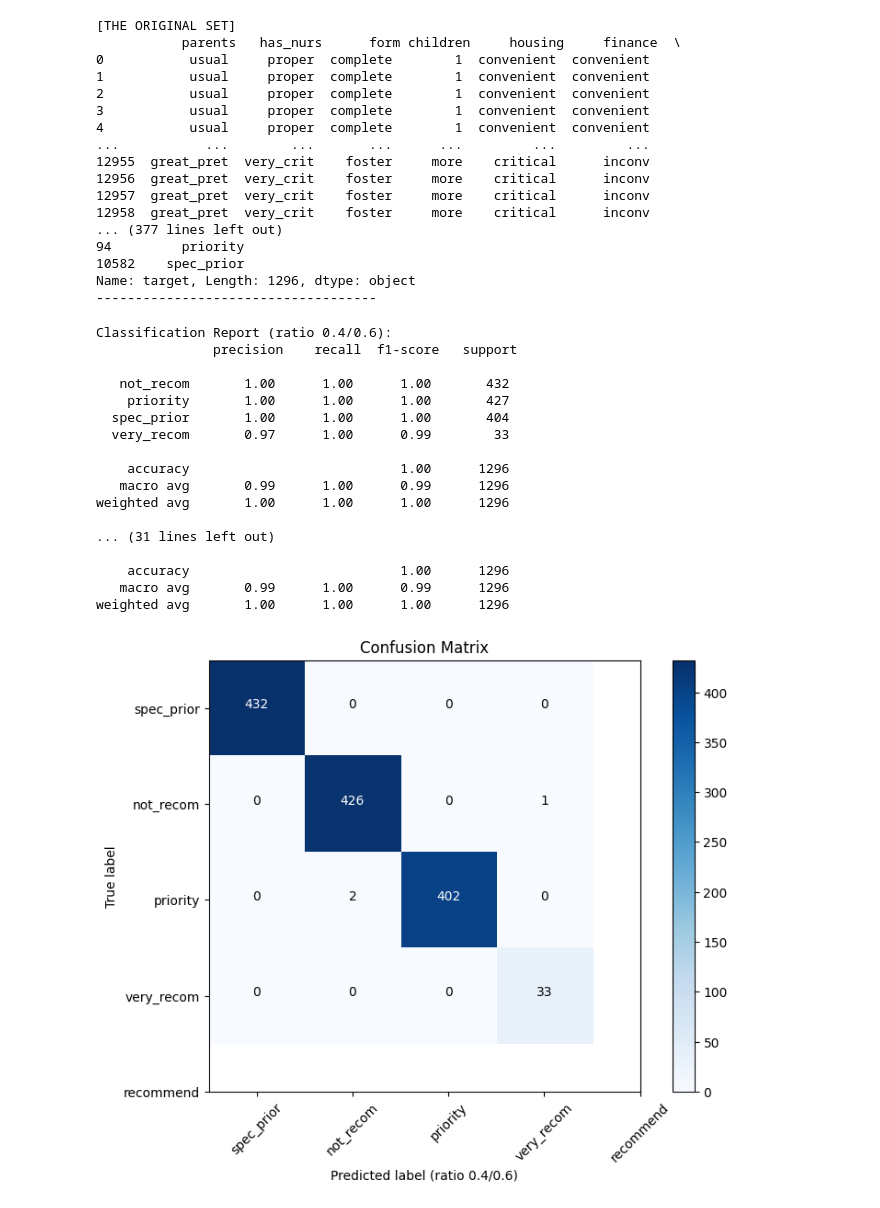
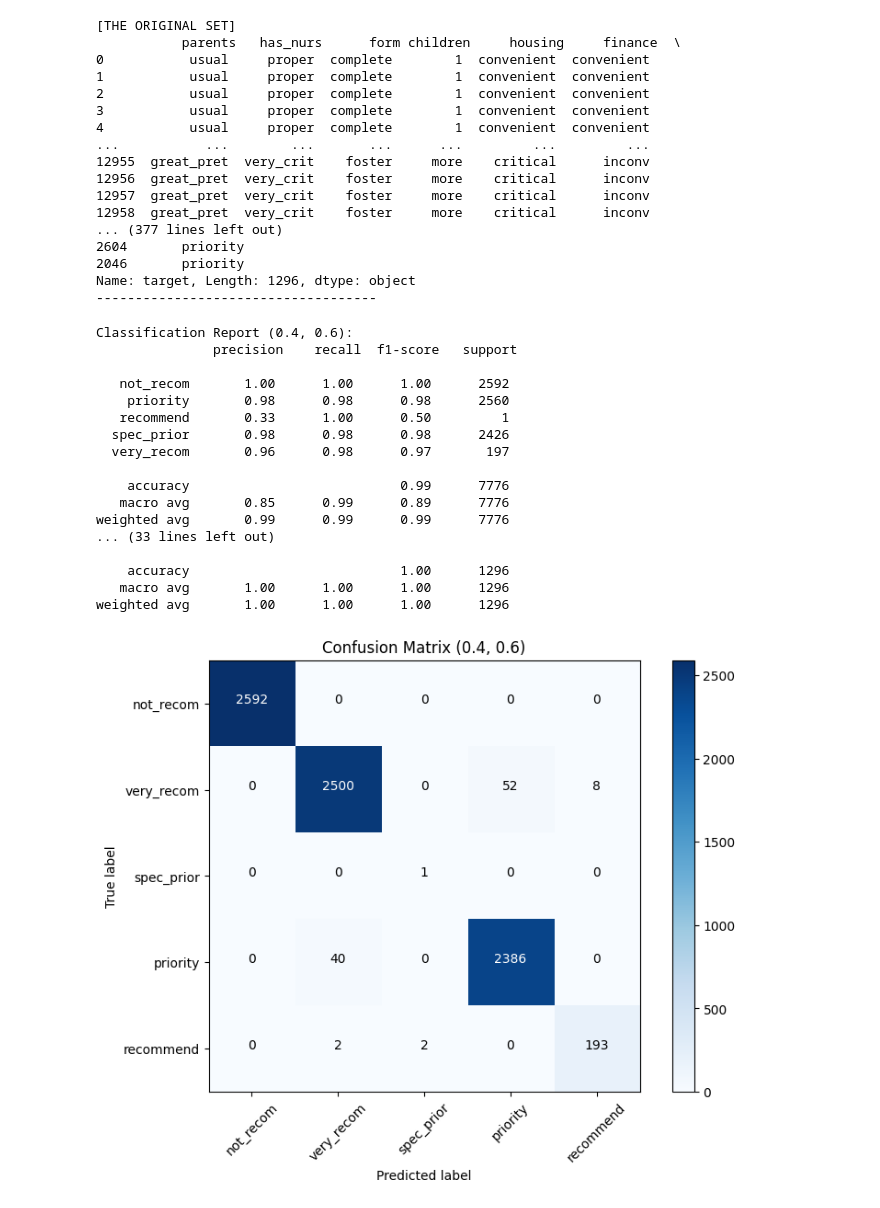
Before and after one commit to BAoD1nH/AI_Lab2_Decision-Tree_HCMUS, a Jupyter notebook: decisionTree.ipynb, the cells around one changed output. Drawn from its saved outputs; the diff is of its cells as text; code cells hidden in the pictures.

```diff
--- a/decisionTree.ipynb
+++ b/decisionTree.ipynb
@@ -17,24 +17,24 @@ print("------------------------------------\n")
 ratioList = [(0.4, 0.6), (0.6, 0.4), (0.8, 0.2), (0.9, 0.1)]
 
 # List to store train/test splits
-data_splits = []
+dataList = []
 
 #Spliting data
 for ratio in ratioList:
     # Splitting data
     X_train, X_test, y_train, y_test = train_test_split(data.drop('target', axis=1), data['target'],
                                                         train_size=ratio[0], test_size=ratio[1],
-                                                        shuffle=True, random_state=50, stratify=data['target'])
+                                                        shuffle=True, stratify=data['target'])
 
     # Store the splits in a dictionary
-    split = {
+    subset = {
         'X_train': X_train,
         'X_test': X_test,
         'y_train': y_train,
         'y_test': y_test
     }
 
-    data_splits.append(split)
+    dataList.append(subset)
     print("RATIO TRAIN/TEST: ", ratio)
     print("[Feature_train]\n",X_train)
     print("------------------------------------\n")
@@ -58,8 +58,8 @@ for ratio in ratioList:
 12957  great_pret  very_crit    foster     more    critical      inconv
 12958  great_pret  very_crit    foster     more    critical      inconv
 ... (377 lines left out)
-94         priority
-10582    spec_prior
+2604       priority
+2046       priority
 Name: target, Length: 1296, dtype: object
 ------------------------------------
 # %%
@@ -97,54 +90,57 @@ for ratio in ratioList:
 # Step 3: Evaluating the decision tree classifiers
 import matplotlib.pyplot as plt
 from sklearn.metrics import classification_report, confusion_matrix
 
-for ratio in ratioList:
+for subset, ratio in zip(dataList, ratioList):
+    treeClassifier = treeClassifierList[ratio]
     # Predict on the test set
-    y_pred = treeClassifier.predict(X_test_encoded)
+    X_test_encoded = pd.get_dummies(subset['X_test'])
+    y_predicted = treeClassifier.predict(X_test_encoded)
 
     # classification_report
-    print(f"Classification Report (ratio {ratio[0]}/{ratio[1]}):\n", classification_report(y_test, y_pred))
+    classificationReport = classification_report(subset['y_test'], y_predicted, zero_division=1)
+    print(f"Classification Report ({ratio[0]}, {ratio[1]}):\n", classificationReport)
 
     # confusion_matrix.
-    cm = confusion_matrix(y_test, y_pred)
+    confusionMatrix = confusion_matrix(subset['y_test'], y_predicted)
 
     plt.figure(figsize=(8, 6))
-    plt.imshow(cm, interpolation='nearest', cmap=plt.cm.Blues)
-    plt.title('Confusion Matrix')
+    plt.imshow(confusionMatrix, interpolation='nearest', cmap=plt.cm.Blues)
+    plt.title(f'Confusion Matrix ({ratio[0]}, {ratio[1]})')
     plt.colorbar()
 
     classes = y_train.unique()
     tick_marks = range(len(classes))
     plt.xticks(tick_marks, classes, rotation=45)
     plt.yticks(tick_marks, classes)
 
-    thresh = cm.max() / 2.
-    for i, j in [(i, j) for i in range(cm.shape[0]) for j in range(cm.shape[1])]:
-        plt.text(j, i, format(cm[i, j], 'd'),
+    thresh = confusionMatrix.max() / 2.
+    for i, j in [(i, j) for i in range(confusionMatrix.shape[0]) for j in range(confusionMatrix.shape[1])]:
+        plt.text(j, i, format(confusionMatrix[i, j], 'd'),
                 horizontalalignment="center",
-                color="white" if cm[i, j] > thresh else "black")
+                color="white" if confusionMatrix[i, j] > thresh else "black")
 
     #Displaying the confusion matrix
     plt.tight_layout()
     plt.ylabel('True label')
-    plt.xlabel(f'Predicted label (ratio {ratio[0]}/{ratio[1]})')
+    plt.xlabel('Predicted label')
     plt.savefig(f'confusion_matrix_ratio_{ratio[0]}_{ratio[1]}.png', bbox_inches='tight')
 # %% [output]
-Classification Report (ratio 0.4/0.6):
+Classification Report (0.4, 0.6):
                precision    recall  f1-score   support
 
-   not_recom       1.00      1.00      1.00       432
-    priority       1.00      1.00      1.00       427
-  spec_prior       1.00      1.00      1.00       404
-  very_recom       0.97      1.00      0.99        33
+   not_recom       1.00      1.00      1.00      2592
+    priority       0.98      0.98      0.98      2560
+   recommend       0.33      1.00      0.50         1
+  spec_prior       0.98      0.98      0.98      2426
+  very_recom       0.96      0.98      0.97       197
+
+    accuracy                           0.99      7776
+   macro avg       0.85      0.99      0.89      7776
+weighted avg       0.99      0.99      0.99      7776
+... (33 lines left out)
 
     accuracy                           1.00      1296
-   macro avg       0.99      1.00      0.99      1296
+   macro avg       1.00      1.00      1.00      1296
 weighted avg       1.00      1.00      1.00      1296
-
-... (31 lines left out)
-
-    accuracy                           1.00      1296
-   macro avg       0.99      1.00      0.99      1296
-weighted avg       1.00      1.00      1.00      1296
-[figure, old version]
+[figure, new version]
```
Also changed, not shown: parts of 3 cells of this notebook, 37 other files.
